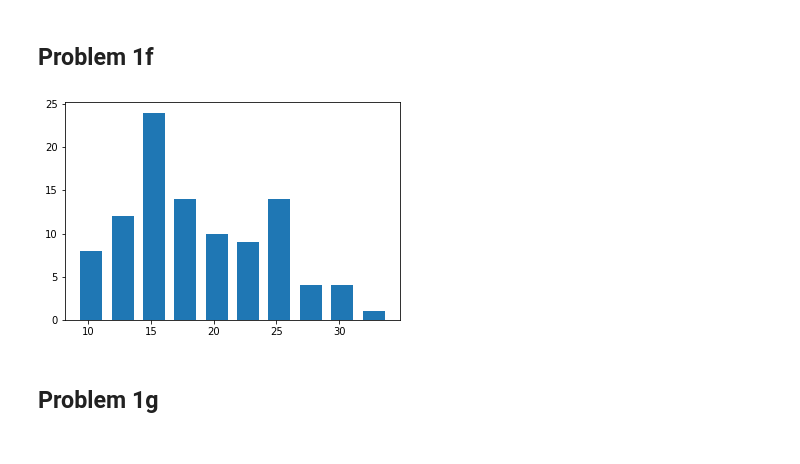
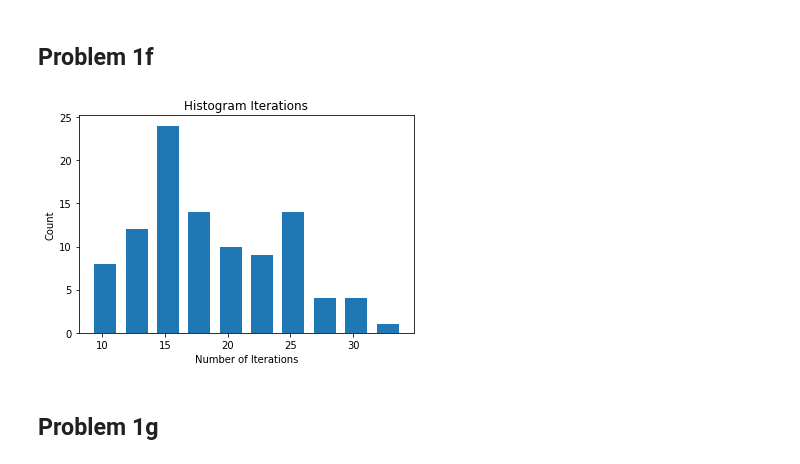
Before and after one commit to willychangx/sklearn-perceptron, a Jupyter notebook: EE445_HW1.ipynb, the cells around one changed output. Saved outputs shown, nothing was run; the diff lists cells and outputs as text; code cells hidden in the pictures.

```diff
--- a/EE445_HW1.ipynb
+++ b/EE445_HW1.ipynb
@@ -351,21 +378,24 @@ Bias:                    3.0
 # %%
 histogram = []
 for i in range(100):
     # create Perceptron model
     clf = Perceptron(tol=1e-3, random_state=i)
     clf.fit(X, y)
 
     histogram.append(clf.n_iter_)
 
 # create histogram
 hist, bins = np.histogram(histogram)
 width = 0.7 * (bins[1] - bins[0])
 center = (bins[:-1] + bins[1:]) / 2
 plt.bar(center, hist, align='center', width=width)
+plt.title("Histogram Iterations")
+plt.xlabel("Number of Iterations")
+plt.ylabel("Count")
 
 plt.show()
 # %% [output]
-[figure, old version]
+[figure, new version]
 # %% [markdown]
 ## Problem 1g
 # %% [markdown]
```
Also changed, not shown: parts of 7 cells of this notebook.
